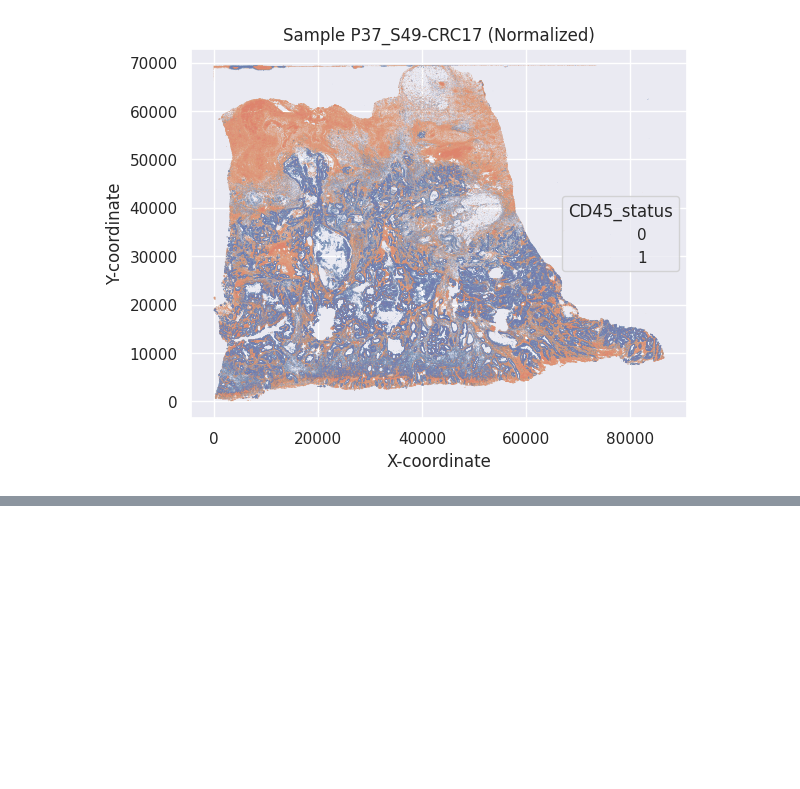
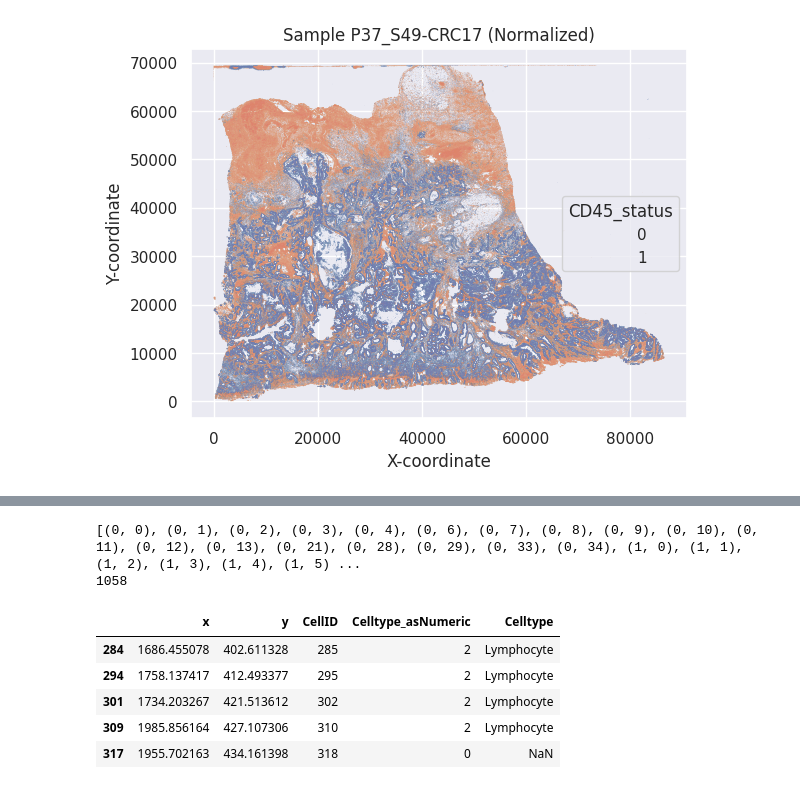
Before and after one commit to emmachancellor/ExtendedCorrelationFunctions_ECD, a Jupyter notebook: spatial_correlation.ipynb, the cells around one changed output, grey strips where cells are left out. Drawn from its saved outputs; the diff is of its cells as text; code cells hidden in the pictures; blank space fills up the shorter version.

```diff
--- a/spatial_correlation.ipynb
+++ b/spatial_correlation.ipynb
@@ -482,0 +601,6 @@ ifm2_data = pd.read_csv('/michorlab/ecdyer/multiplex_spatial/P37_S49-CRC17_IFM2.
+# %%
+print(list(grid_dataframes.keys()))
+print(len(list(grid_dataframes.keys())))
+# %% [output]
+[(0, 0), (0, 1), (0, 2), (0, 3), (0, 4), (0, 6), (0, 7), (0, 8), (0, 9), (0, 10), (0, 11), (0, 12), (0, 13), (0, 21), (0, 28), (0, 29), (0, 33), (0, 34), (1, 0), (1, 1), (1, 2), (1, 3), (1, 4), (1, 5) ...
+1058
@@ -482,0 +647,10 @@ ifm2_data = pd.read_csv('/michorlab/ecdyer/multiplex_spatial/P37_S49-CRC17_IFM2.
+# %%
+# Check that all looks well with the dataframe
+pc_df.head()
+# %% [output]
+|  | x | y | CellID | Celltype_asNumeric | Celltype |
+| 284 | 1686.455078 | 402.611328 | 285 | 2 | Lymphocyte |
+| 294 | 1758.137417 | 412.493377 | 295 | 2 | Lymphocyte |
+| 301 | 1734.203267 | 421.513612 | 302 | 2 | Lymphocyte |
+| 309 | 1985.856164 | 427.107306 | 310 | 2 | Lymphocyte |
+| 317 | 1955.702163 | 434.161398 | 318 | 0 | NaN |
```
Also changed, not shown: parts of 13 cells of this notebook.
